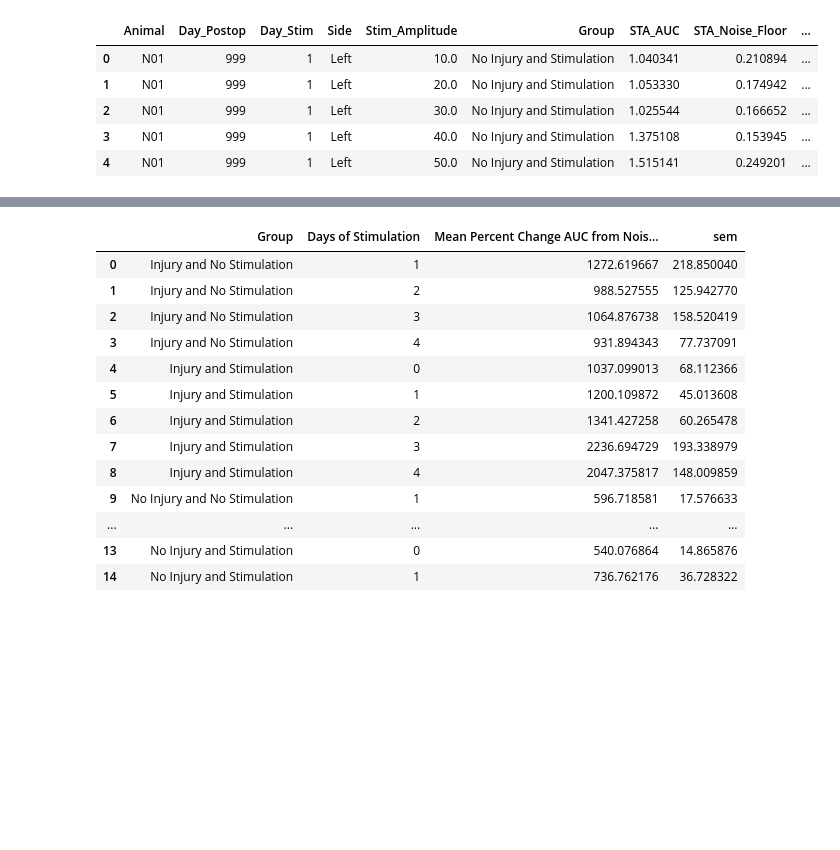
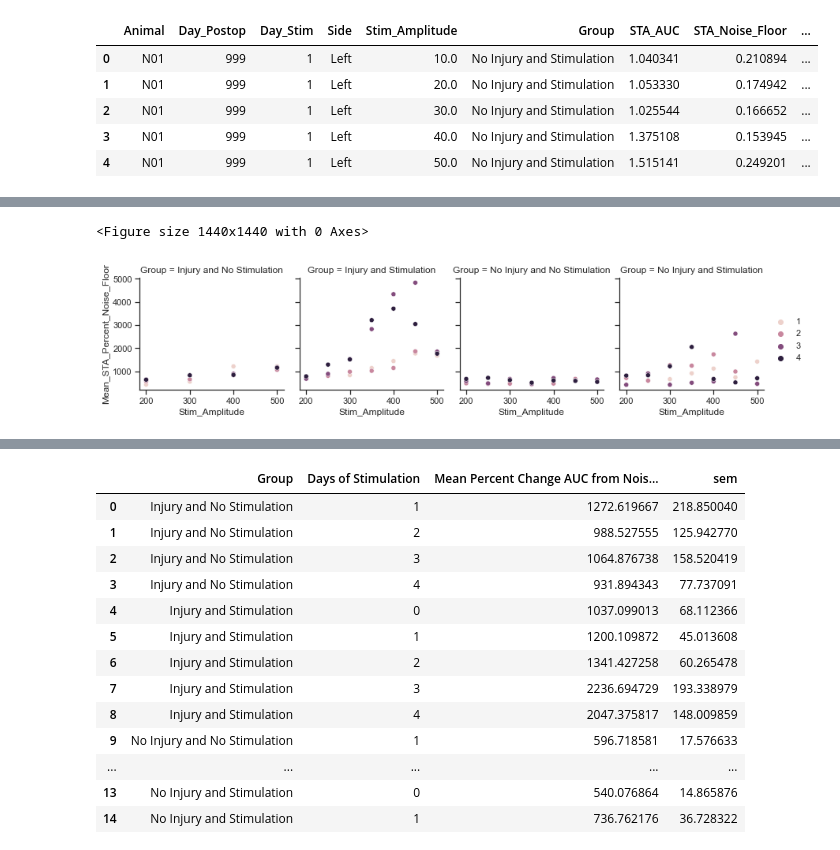
Before and after one commit to IanGMalone/Evoked_Potential_Analysis, a Jupyter notebook: Motor Evoked Potential Analyses.ipynb, the cells around one changed output, grey strips where cells are left out. Drawn from its saved outputs; the diff is of its cells as text; code cells hidden in the pictures; blank space fills up the shorter version.

```diff
--- a/Motor Evoked Potential Analyses.ipynb
+++ b/Motor Evoked Potential Analyses.ipynb
@@ -272,0 +390,5 @@ df_day_pchange.head()
+# %%
+df_mean_day_auc_change = df_day_pchange.copy()
+df_mean_day_auc_change = df_mean_day_auc_change.groupby(['Day_Stim', 'Stim_Amplitude', 'Group'])['STA_Percent_Noise_Floor'].agg('mean').reset_index()
+df_mean_day_auc_change = df_mean_day_auc_change.rename(columns={'STA_Percent_Noise_Floor':'Mean_STA_Percent_Noise_Floor'})
+df_mean_day_auc_change.head()
@@ -272,0 +402,11 @@ df_day_pchange.head()
+# %%
+stim_amp_list = [200, 250, 300, 350, 400, 450, 500]
+
+plt.figure(figsize=(20,20))
+# sns.set(font_scale=2)
+sns.set_style("ticks")
+g = sns.FacetGrid(df_mean_day_auc_change[(df_mean_day_auc_change['Stim_Amplitude'].isin(stim_amp_list)) & (df_mean_day_auc_change['Day_Stim']>0)], col="Group")
+g = (g.map(sns.scatterplot, "Stim_Amplitude", "Mean_STA_Percent_Noise_Floor", 'Day_Stim').add_legend())
+# %% [output]
+<Figure size 1440x1440 with 0 Axes>
+[figure, added]
```
Also changed, not shown: parts of 30 cells of this notebook.
